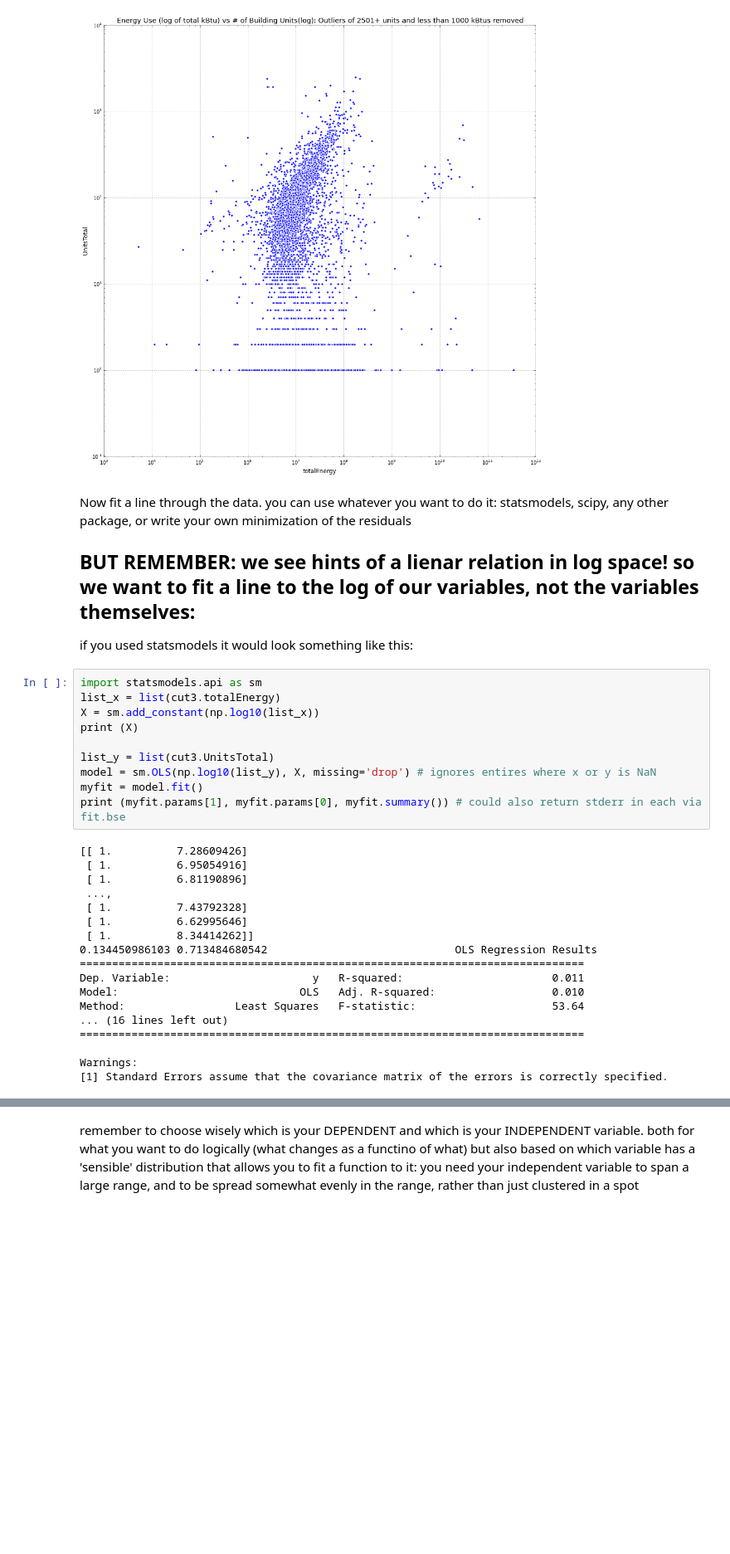
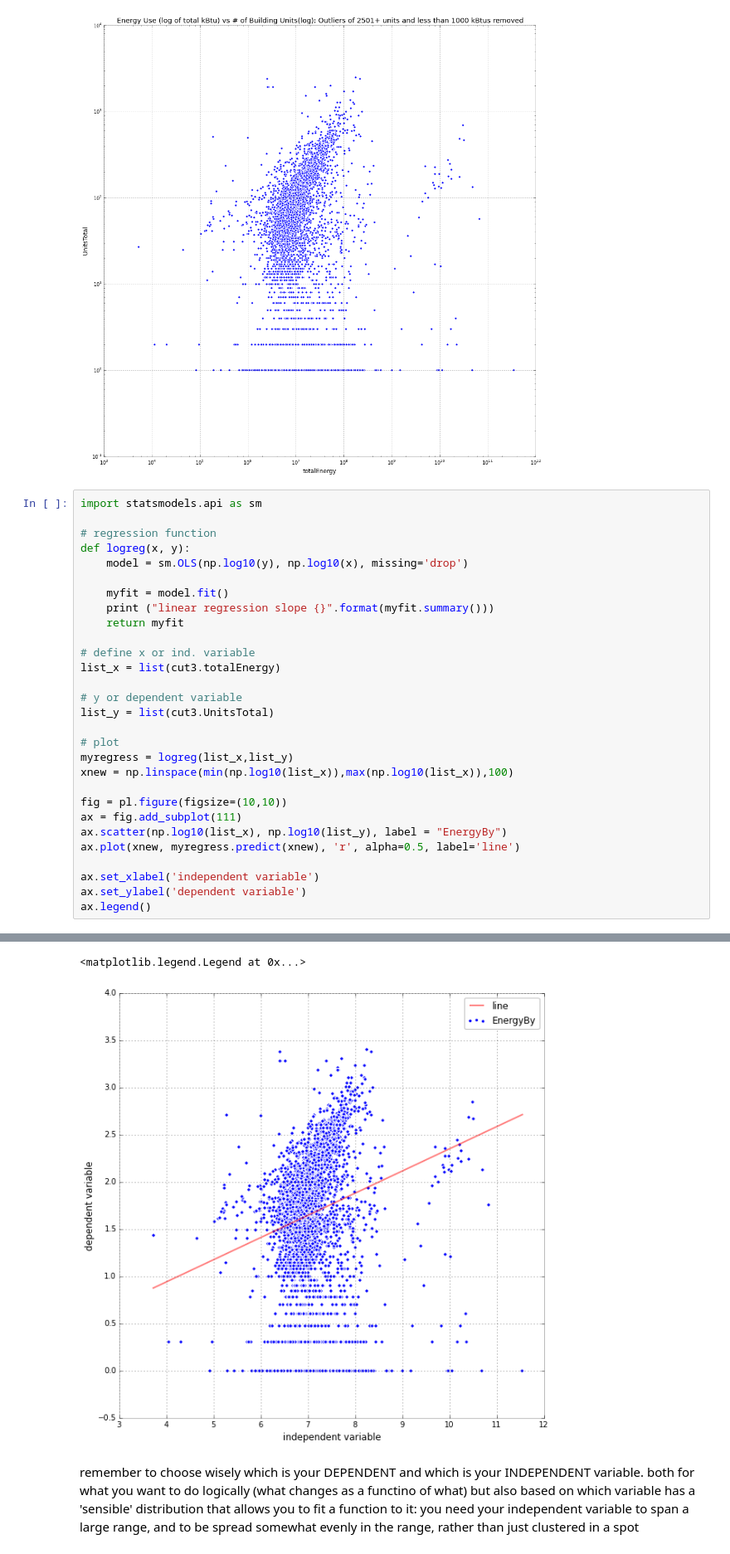
Before and after one commit to dcrull/PUI2015_dcrull, a Jupyter notebook: HW5/HW5_1_building_nrg_instructions.ipynb, the cells around one changed output, grey strips where cells are left out. Shown at 83% size. Cells and saved outputs as stored; diff of their text form; blank space fills up the shorter version.

```diff
--- a/HW5/HW5_1_building_nrg_instructions.ipynb
+++ b/HW5/HW5_1_building_nrg_instructions.ipynb
@@ -227,37 +227,33 @@ cut3.plot(kind='scatter', x="totalEnergy", y="UnitsTotal", figsize=(16,16), logl
 # %% [output]
 <matplotlib.axes._subplots.AxesSubplot at 0x...>
 [figure]
-# %% [markdown]
-Now fit a line through the data. you can use whatever you want to do it:
-statsmodels, scipy, any other package, or write your own minimization of the residuals
-## BUT REMEMBER: we see hints of a lienar relation in log space! so we want to fit a line to the log of our variables, not the variables themselves:
-
-if you used statsmodels it would look something like this:
-# %%
-import statsmodels.api as sm
-list_x = list(cut3.totalEnergy)
-X = sm.add_constant(np.log10(list_x))
-print (X)
-
-list_y = list(cut3.UnitsTotal)
-model = sm.OLS(np.log10(list_y), X, missing='drop') # ignores entires where x or y is NaN
-myfit = model.fit()
-print (myfit.params[1], myfit.params[0], myfit.summary()) # could also return stderr in each via fit.bse
-# %% [output]
-[[ 1.          7.28609426]
- [ 1.          6.95054916]
- [ 1.          6.81190896]
- ...,
- [ 1.          7.43792328]
- [ 1.          6.62995646]
- [ 1.          8.34414262]]
-0.134450986103 0.713484680542                             OLS Regression Results
-==============================================================================
-Dep. Variable:                      y   R-squared:                       0.011
-Model:                            OLS   Adj. R-squared:                  0.010
-Method:                 Least Squares   F-statistic:                     53.64
-... (16 lines left out)
-==============================================================================
-
-Warnings:
-[1] Standard Errors assume that the covariance matrix of the errors is correctly specified.
+# %%
+import statsmodels.api as sm
+
+# regression function
+def logreg(x, y):
+    model = sm.OLS(np.log10(y), np.log10(x), missing='drop')
+
+    myfit = model.fit()
+    print ("linear regression slope {}".format(myfit.summary()))
+    return myfit
+
+# define x or ind. variable
+list_x = list(cut3.totalEnergy)
+
+# y or dependent variable
+list_y = list(cut3.UnitsTotal)
+
+# plot
+myregress = logreg(list_x,list_y)
+xnew = np.linspace(min(np.log10(list_x)),max(np.log10(list_x)),100)
+
+fig = pl.figure(figsize=(10,10))
+ax = fig.add_subplot(111)
+ax.scatter(np.log10(list_x), np.log10(list_y), label = "EnergyBy")
+ax.plot(xnew, myregress.predict(xnew), 'r', alpha=0.5, label='line')
+
+ax.set_xlabel('independent variable')
+ax.set_ylabel('dependent variable')
+ax.legend()
+# %% [output]
@@ -264,3 +277,5 @@ Warnings:
+<matplotlib.legend.Legend at 0x...>
+[figure, added]
 # %% [markdown]
 remember to choose wisely which is your DEPENDENT and which is your INDEPENDENT variable.
 both for what you want to do logically (what changes as a functino of what) but also based on which  variable has a 'sensible' distribution that allows you to fit a function to it:
```
Also changed, not shown: parts of 1 cell of this notebook.
